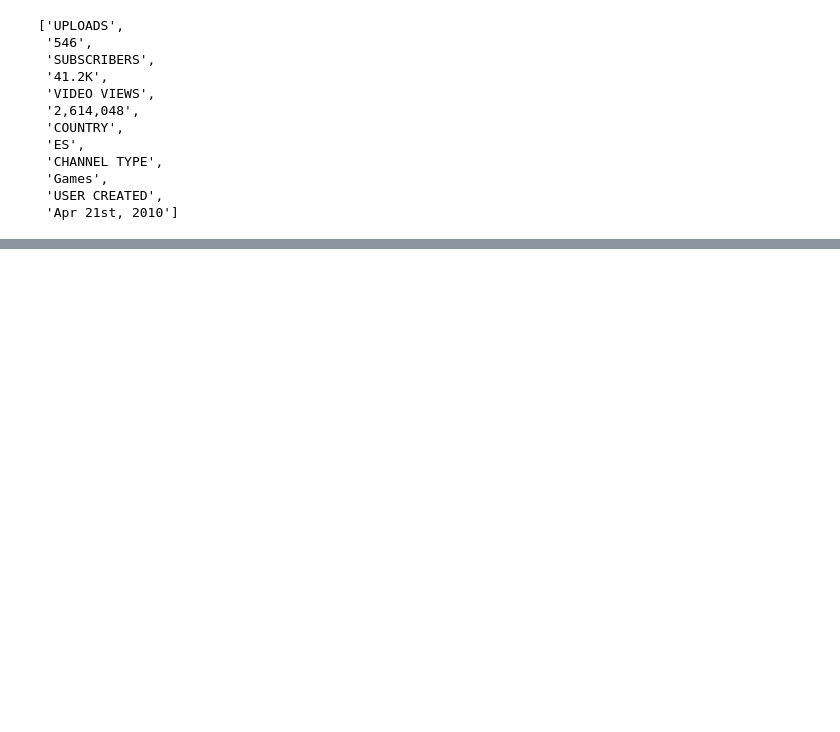
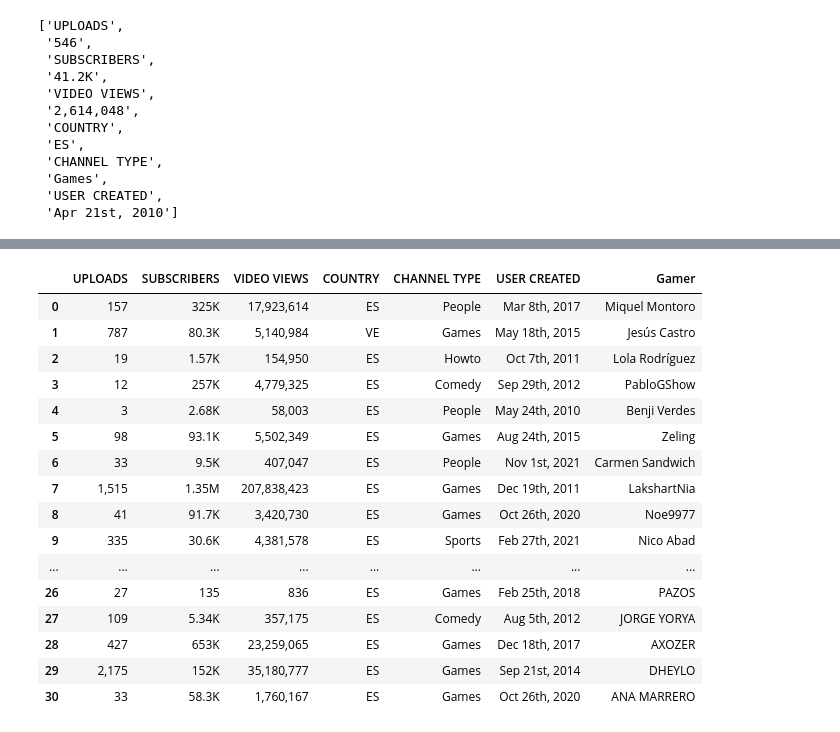
Before and after one commit to giottomillan/project_play, a Jupyter notebook: scrapping.ipynb, the cells around one changed output, grey strips where cells are left out. Saved outputs shown, nothing was run; the diff lists cells and outputs as text; code cells hidden in the pictures; blank space fills up the shorter version.

```diff
--- a/scrapping.ipynb
+++ b/scrapping.ipynb
@@ -395,0 +364,8 @@ url : https://socialblade.com/youtube/user/gladoop
+# %%
+dictionary = {}
+for i in range(0, len(tabla_1), 2):
+    key = tabla_1[i]
+    value = tabla_1[i+1]
+    dictionary[key] = value
+
+dictionary
@@ -395,0 +813,21 @@ url : https://socialblade.com/youtube/user/gladoop
+# %%
+nuevos_talentos = df
+nuevos_talentos
+# %% [output]
+|  | UPLOADS | SUBSCRIBERS | VIDEO VIEWS | COUNTRY | CHANNEL TYPE | USER CREATED | Gamer |
+| 0 | 157 | 325K | 17,923,614 | ES | People | Mar 8th, 2017 | Miquel Montoro |
+| 1 | 787 | 80.3K | 5,140,984 | VE | Games | May 18th, 2015 | Jesús Castro |
+| 2 | 19 | 1.57K | 154,950 | ES | Howto | Oct 7th, 2011 | Lola Rodríguez |
+| 3 | 12 | 257K | 4,779,325 | ES | Comedy | Sep 29th, 2012 | PabloGShow |
+| 4 | 3 | 2.68K | 58,003 | ES | People | May 24th, 2010 | Benji Verdes |
+| 5 | 98 | 93.1K | 5,502,349 | ES | Games | Aug 24th, 2015 | Zeling |
+| 6 | 33 | 9.5K | 407,047 | ES | People | Nov 1st, 2021 | Carmen Sandwich |
+| 7 | 1,515 | 1.35M | 207,838,423 | ES | Games | Dec 19th, 2011 | LakshartNia |
+| 8 | 41 | 91.7K | 3,420,730 | ES | Games | Oct 26th, 2020 | Noe9977 |
+| 9 | 335 | 30.6K | 4,381,578 | ES | Sports | Feb 27th, 2021 | Nico Abad |
+| ... | ... | ... | ... | ... | ... | ... | ... |
+| 26 | 27 | 135 | 836 | ES | Games | Feb 25th, 2018 | PAZOS |
+| 27 | 109 | 5.34K | 357,175 | ES | Comedy | Aug 5th, 2012 | JORGE YORYA |
+| 28 | 427 | 653K | 23,259,065 | ES | Games | Dec 18th, 2017 | AXOZER |
+| 29 | 2,175 | 152K | 35,180,777 | ES | Games | Sep 21st, 2014 | DHEYLO |
+| 30 | 33 | 58.3K | 1,760,167 | ES | Games | Oct 26th, 2020 | ANA MARRERO |
```
Also changed, not shown: parts of 15 cells of this notebook, 3 other files.
